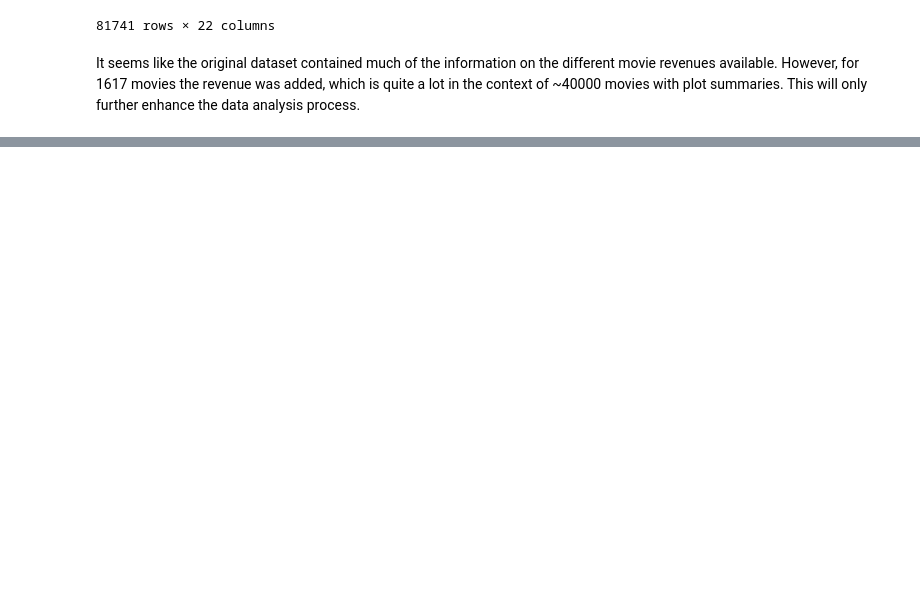
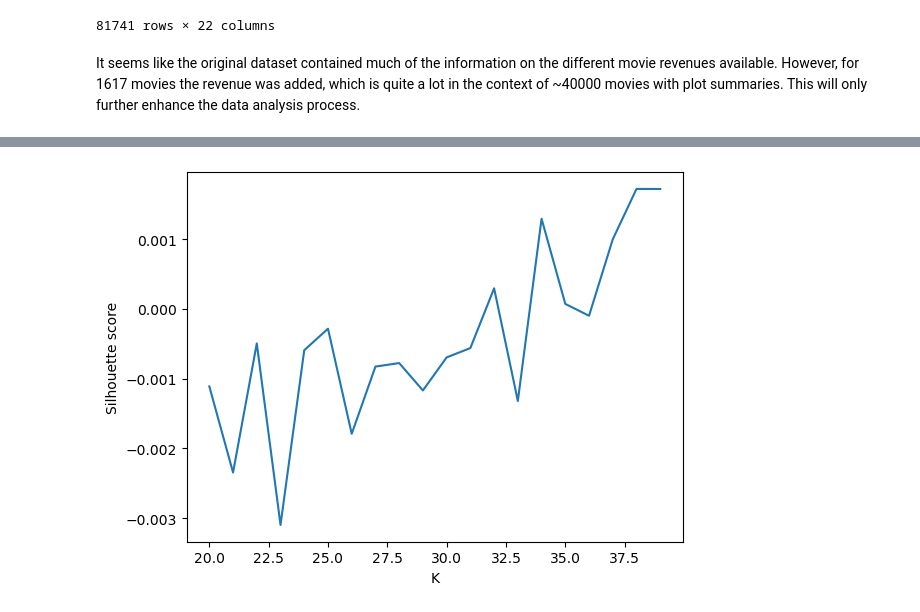
Before and after one commit to epfl-ada/ada-2023-project-byggemandbob, a Jupyter notebook: pipeline_gus.ipynb, the cells around one changed output, grey strips where cells are left out. Cells and saved outputs as stored; diff of their text form; code cells hidden in the pictures; blank space fills up the shorter version.

```diff
--- a/pipeline_gus.ipynb
+++ b/pipeline_gus.ipynb
@@ -936,0 +1083,6 @@ This will only further enhance the data analysis process.
+# %%
+if flag_best_component:
+    # Apply Truncated SVD for dimensionality reduction
+    n_components = 5500
+    svd = TruncatedSVD(n_components=n_components)
+    tfidf_matrix_reduced = svd.fit_transform(tfidf_matrix)
@@ -936,0 +1091,24 @@ This will only further enhance the data analysis process.
+# %%
+if flag_best_k:
+    silhouettes = []
+    sse = []
+    # Try multiple k
+    for k in tqdm(range(20, 40)):
+        # Cluster the data and assigne the labels
+        labels = kmeans = KMeans(n_clusters=k, init='k-means++', max_iter=300, n_init=10, random_state=0).fit_predict(tfidf_matrix_reduced)
+        kmeans = KMeans(n_clusters=k, init='k-means++', max_iter=300, n_init=10, random_state=0).fit(tfidf_matrix_reduced)
+        sse.append({"k": k, "sse": kmeans.inertia_})
+        # Get the Silhouette score
+        score = silhouette_score(tfidf_matrix_reduced, labels)
+        silhouettes.append({"k": k, "score": score})
+# %%
+if flag_best_k:
+    # Convert to dataframe
+    silhouettes = pd.DataFrame(silhouettes)
+    sse = pd.DataFrame(sse)
+    # Plot the data
+    plt.plot(silhouettes.k, silhouettes.score)
+    plt.xlabel("K")
+    plt.ylabel("Silhouette score")
+# %% [output]
+[figure, added]
```
Also changed, not shown: parts of 44 cells of this notebook.
